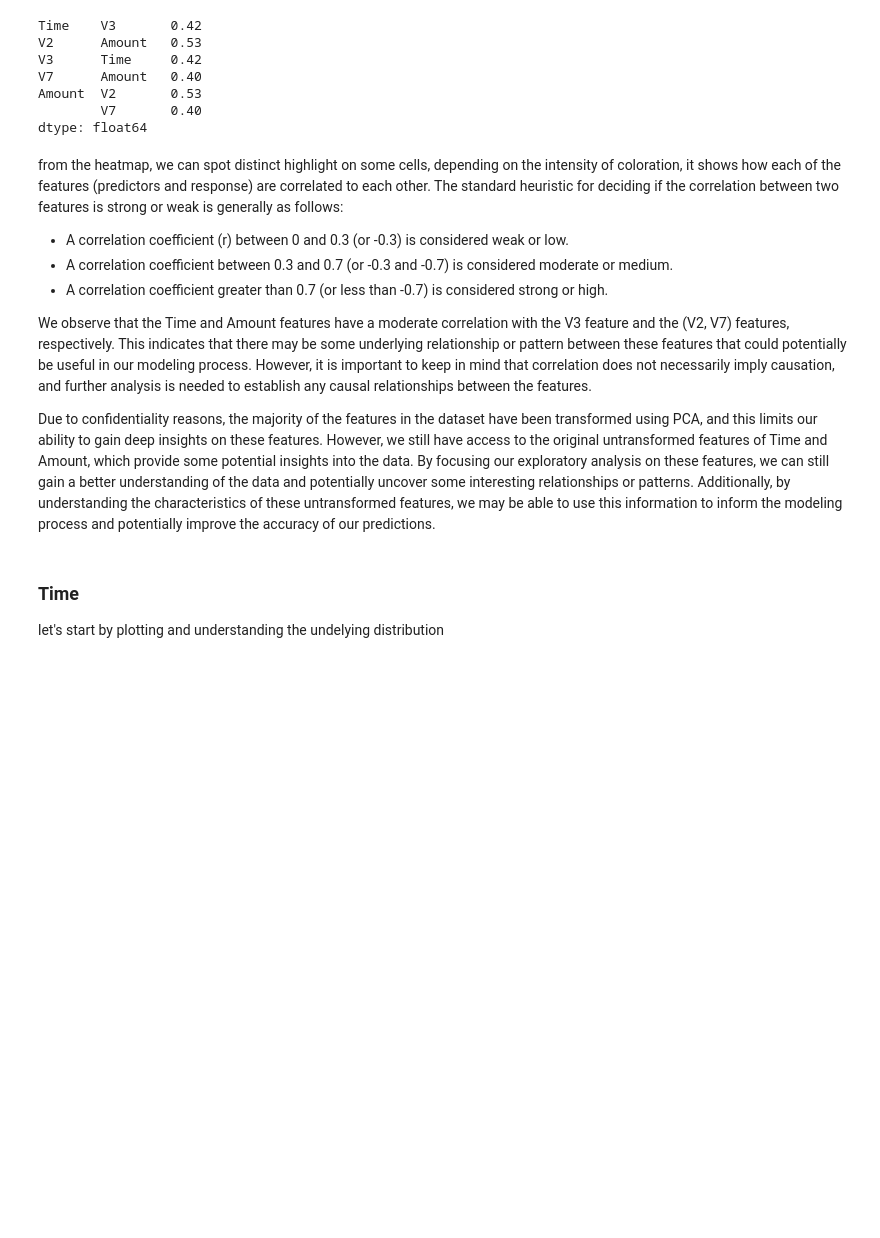
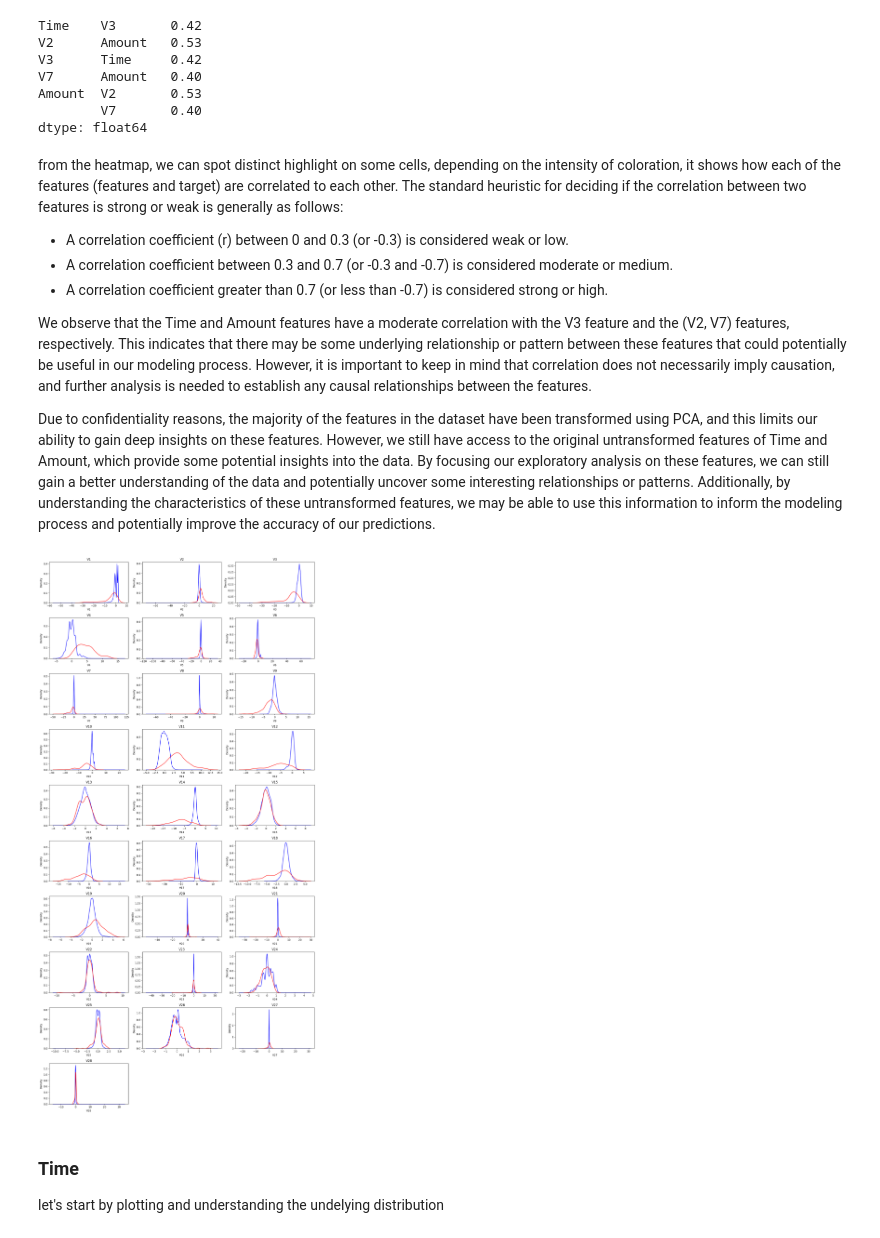
Before and after one commit to KevinChima/Credit-Card-Fraud, a Jupyter notebook: CreditCardFraud.ipynb, the cells around one changed output. Saved outputs shown, nothing was run; the diff lists cells and outputs as text; code cells hidden in the pictures; blank space fills up the shorter version.

```diff
--- a/CreditCardFraud.ipynb
+++ b/CreditCardFraud.ipynb
@@ -273,7 +262,7 @@ Amount  V2       0.53
         V7       0.40
 dtype: float64
 # %% [markdown]
-from the heatmap, we can spot distinct highlight on some cells, depending on the intensity of coloration, it shows how each of the features (predictors and response) are correlated to each other. The standard heuristic for deciding if the correlation between two features is strong or weak is generally as follows:
+from the heatmap, we can spot distinct highlight on some cells, depending on the intensity of coloration, it shows how each of the features (features and target) are correlated to each other. The standard heuristic for deciding if the correlation between two features is strong or weak is generally as follows:
 - A correlation coefficient (r) between 0 and 0.3 (or -0.3) is considered weak or low.
 - A correlation coefficient between 0.3 and 0.7 (or -0.3 and -0.7) is considered moderate or medium.
 - A correlation coefficient greater than 0.7 (or less than -0.7) is considered strong or high.
@@ -281,3 +270,19 @@ from the heatmap, we can spot distinct highlight on some cells, depending on the
 We observe that the Time and Amount features have a moderate correlation with the V3 feature and the (V2, V7) features, respectively. This indicates that there may be some underlying relationship or pattern between these features that could potentially be useful in our modeling process. However, it is important to keep in mind that correlation does not necessarily imply causation, and further analysis is needed to establish any causal relationships between the features.
 
 Due to confidentiality reasons, the majority of the features in the dataset have been transformed using PCA, and this limits our ability to gain deep insights on these features. However, we still have access to the original untransformed features of Time and Amount, which provide some potential insights into the data. By focusing our exploratory analysis on these features, we can still gain a better understanding of the data and potentially uncover some interesting relationships or patterns. Additionally, by understanding the characteristics of these untransformed features, we may be able to use this information to inform the modeling process and potentially improve the accuracy of our predictions.
+# %%
+
+# Plot the histograms in a 6x6 grid of subplots
+fig, axes = plt.subplots(nrows=10, ncols=3, figsize=(15, 30))
+for i, col in enumerate(df_explore.columns[1:-2]):
+    ax = axes[i // 3, i % 3]
+    sns.kdeplot(data=df_explore[df_explore['Class'] == 0], x=col, color='blue', ax=ax)
+    sns.kdeplot(data=df_explore[df_explore['Class'] == 1], x=col, color='red', ax=ax)
+    ax.set_title(col)
+
+for i in range(len(df_explore.columns[1:-2]), 30):
+    axes[i // 3, i % 3].axis('off')
+plt.tight_layout()
+plt.show()
+# %% [output]
+[figure, added]
```
Also changed, not shown: parts of 75 cells of this notebook.
